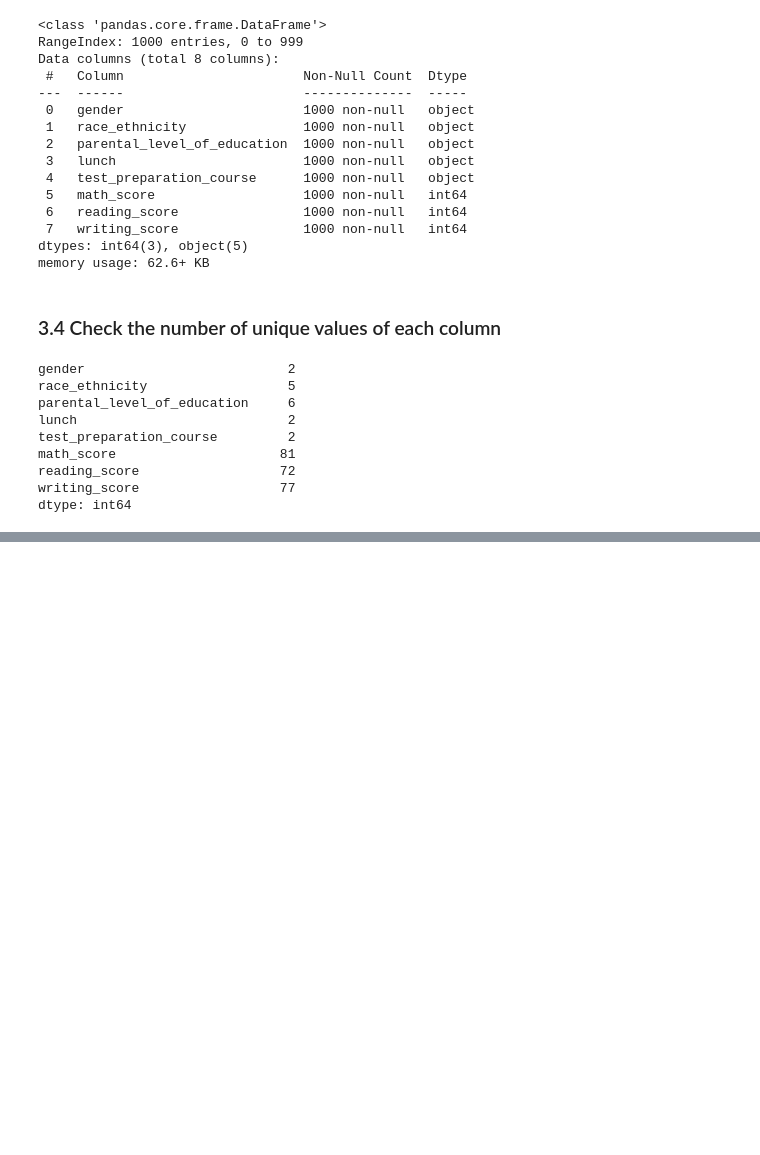
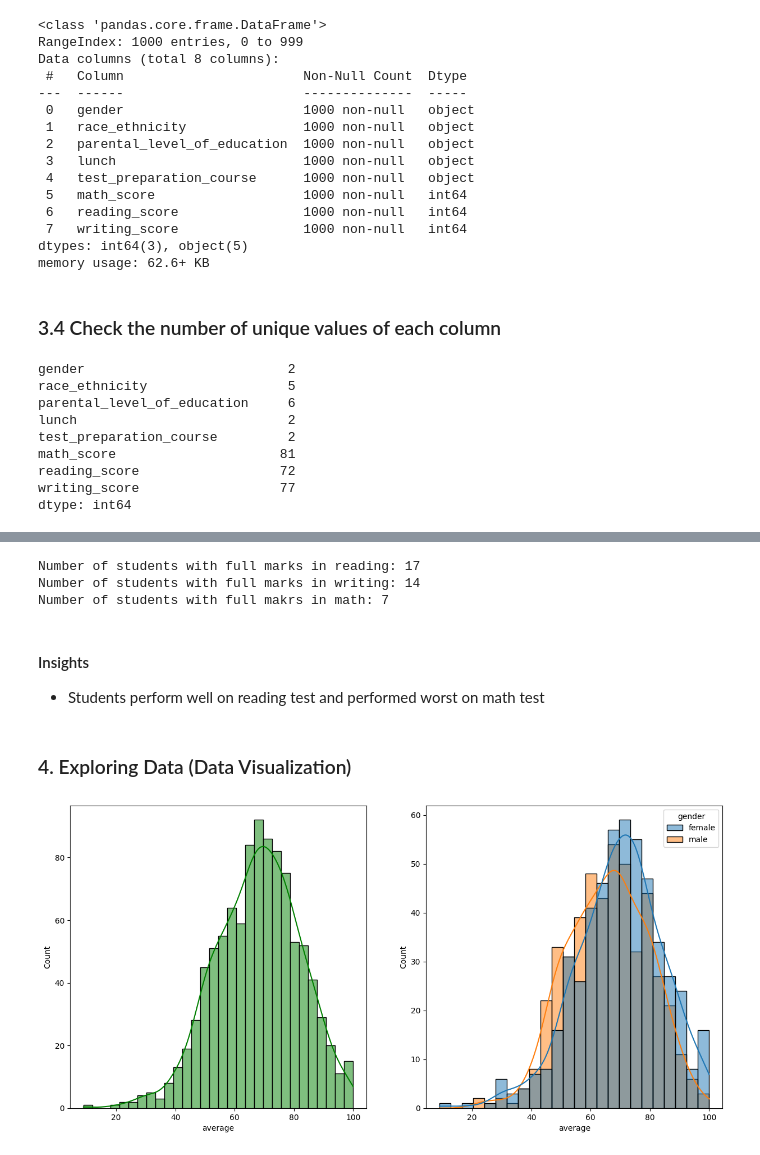
Before and after one commit to Meriyan99/MLproject, a Jupyter notebook: notebook/EDA_Student_Performance.ipynb, the cells around one changed output, grey strips where cells are left out. Saved outputs shown, nothing was run; the diff lists cells and outputs as text; code cells hidden in the pictures; blank space fills up the shorter version.

```diff
--- a/notebook/EDA_Student_Performance.ipynb
+++ b/notebook/EDA_Student_Performance.ipynb
@@ -122,0 +180,4 @@ dtype: int64
+# %%
+df['total_score'] = df['math_score'] + df['reading_score'] + df['writing_score']
+df['average'] = df['total_score']/3
+df.head()
@@ -122,0 +191,27 @@ dtype: int64
+# %%
+reading_full = df[df['reading_score']==100]['average'].count()
+writing_full = df[df['writing_score']==100]['average'].count()
+math_full = df[df['math_score']==100]['average'].count()
+
+print(f'Number of students with full marks in reading: {reading_full}')
+print(f'Number of students with full marks in writing: {writing_full}')
+print(f'Number of students with full makrs in math: {math_full}')
+# %% [output]
+Number of students with full marks in reading: 17
+Number of students with full marks in writing: 14
+Number of students with full makrs in math: 7
+# %% [markdown]
+#### Insights
+- Students perform well on reading test and performed worst on math test
+# %% [markdown]
+### 4. Exploring Data (Data Visualization)
+# %%
+# use histogram and KDE (Kerneal Distribution Function) to represent average marks
+fig, axs = plt.subplots(1, 2, figsize=(15, 7))
+plt.subplot(121)
+sns.histplot(data=df,x='average',bins=30,kde=True,color='g')
+plt.subplot(122)
+sns.histplot(data=df,x='average',kde=True,hue='gender')
+plt.show()
+# %% [output]
+[figure, added]
```
Also changed, not shown: parts of 37 cells of this notebook.
